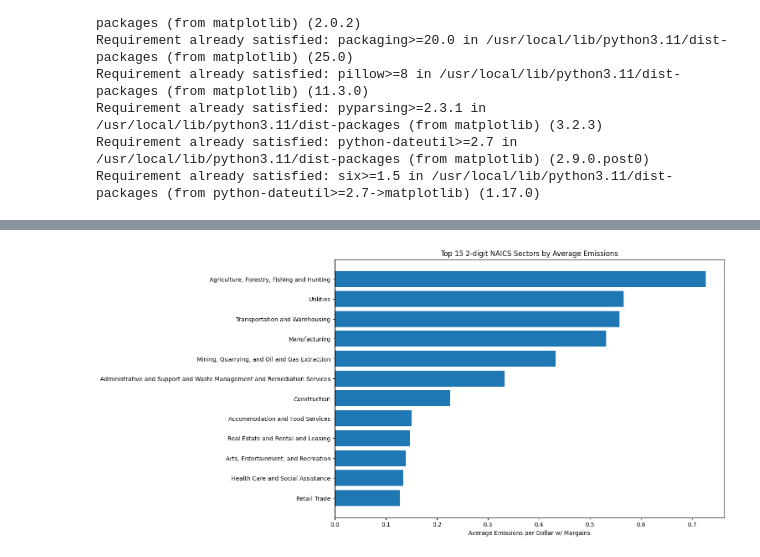
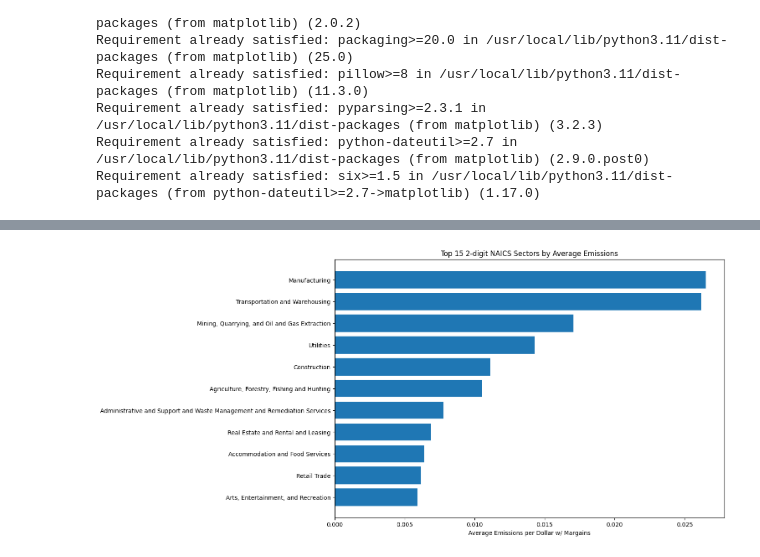
Before and after one commit to coopaloop536/Cooper_CO2_Emissions, a Jupyter notebook: CO2_Emissions_Project.ipynb, the cells around one changed output, grey strips where cells are left out. Drawn from its saved outputs; the diff is of its cells as text; code cells hidden in the pictures.

```diff
--- a/CO2_Emissions_Project.ipynb
+++ b/CO2_Emissions_Project.ipynb
@@ -25,8 +25,8 @@ Requirement already satisfied: pyparsing>=2.3.1 in /usr/local/lib/python3.11/dis
 Requirement already satisfied: python-dateutil>=2.7 in /usr/local/lib/python3.11/dist-packages (from matplotlib) (2.9.0.post0)
 Requirement already satisfied: six>=1.5 in /usr/local/lib/python3.11/dist-packages (from python-dateutil>=2.7->matplotlib) (1.17.0)
 # %%
-url = 'https://pasteur.epa.gov/uploads/10.23719/1531143/SupplyChainGHGEmissionFactors_v1.3.0_NAICS_CO2e_USD2022.csv'
+url = 'https://pasteur.epa.gov/uploads/10.23719/1531143/SupplyChainGHGEmissionFactors_v1.3.0_NAICS_byGHG_USD2022.csv'
 df = pd.read_csv(url)
-df.head()
+df.head(20)
 # %% [output]
 |  | 2017 NAICS Code | 2017 NAICS Title | GHG | Unit | Supply Chain Emission Factors wit... | Margins of Supply Chain Emission ... | ... |
@@ -57,30 +68,31 @@ grouped_2digit = grouped_2digit.sort_values(ascending=False) ## Sorts the data b
 # %%
 naics_2digit_names = {
     '11': 'Agriculture, Forestry, Fishing and Hunting',
     '21': 'Mining, Quarrying, and Oil and Gas Extraction',
     '22': 'Utilities',
     '23': 'Construction',
     '31': 'Manufacturing',
     '32': 'Manufacturing',
     '33': 'Manufacturing',
     '42': 'Wholesale Trade',
     '44': 'Retail Trade',
     '48': 'Transportation and Warehousing',
     '56': 'Administrative and Support and Waste Management and Remediation Services',
     '49': 'Transportation and Warehousing',
     '72': 'Accommodation and Food Services',
     '53': 'Real Estate and Rental and Leasing',
     '71': 'Arts, Entertainment, and Recreation',
-    '62': 'Health Care and Social Assistance'
+    '62': 'Health Care and Social Assistance',
+    '45': 'Retail Trade'
     }
 
 labels = grouped_2digit.index.map(naics_2digit_names.get)
 plt.figure(figsize=(12, 8))
 plt.barh(labels[:15], grouped_2digit.head(15))  # top 15 sectors
 
 plt.xlabel('Average Emissions per Dollar w/ Margains')
 plt.title('Top 15 2-digit NAICS Sectors by Average Emissions')
 plt.gca().invert_yaxis()  # Highest emission on top
 plt.show()
 # %% [output]
-[figure, old version]
+[figure, new version]
```
Also changed, not shown: parts of 3 cells of this notebook.
